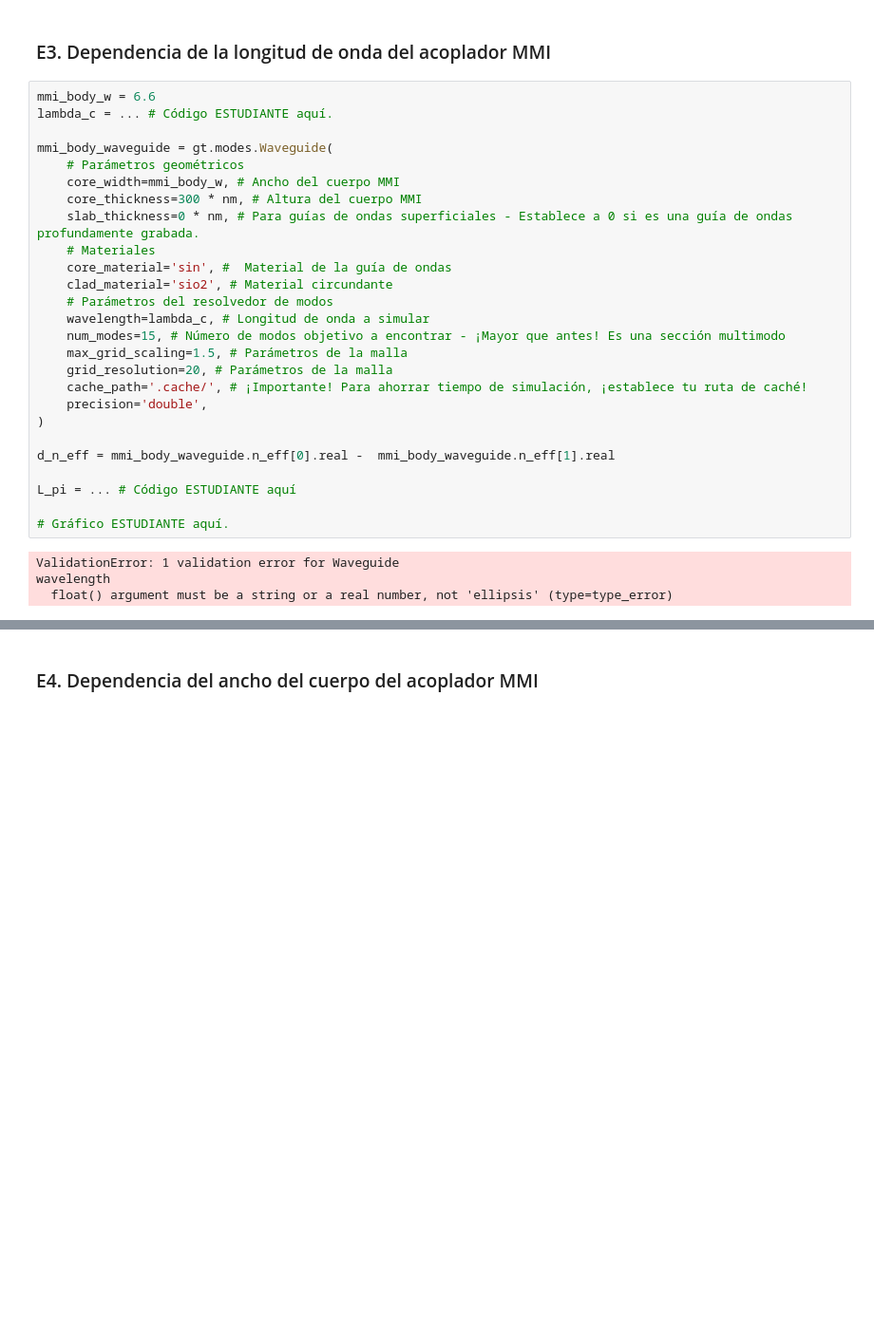
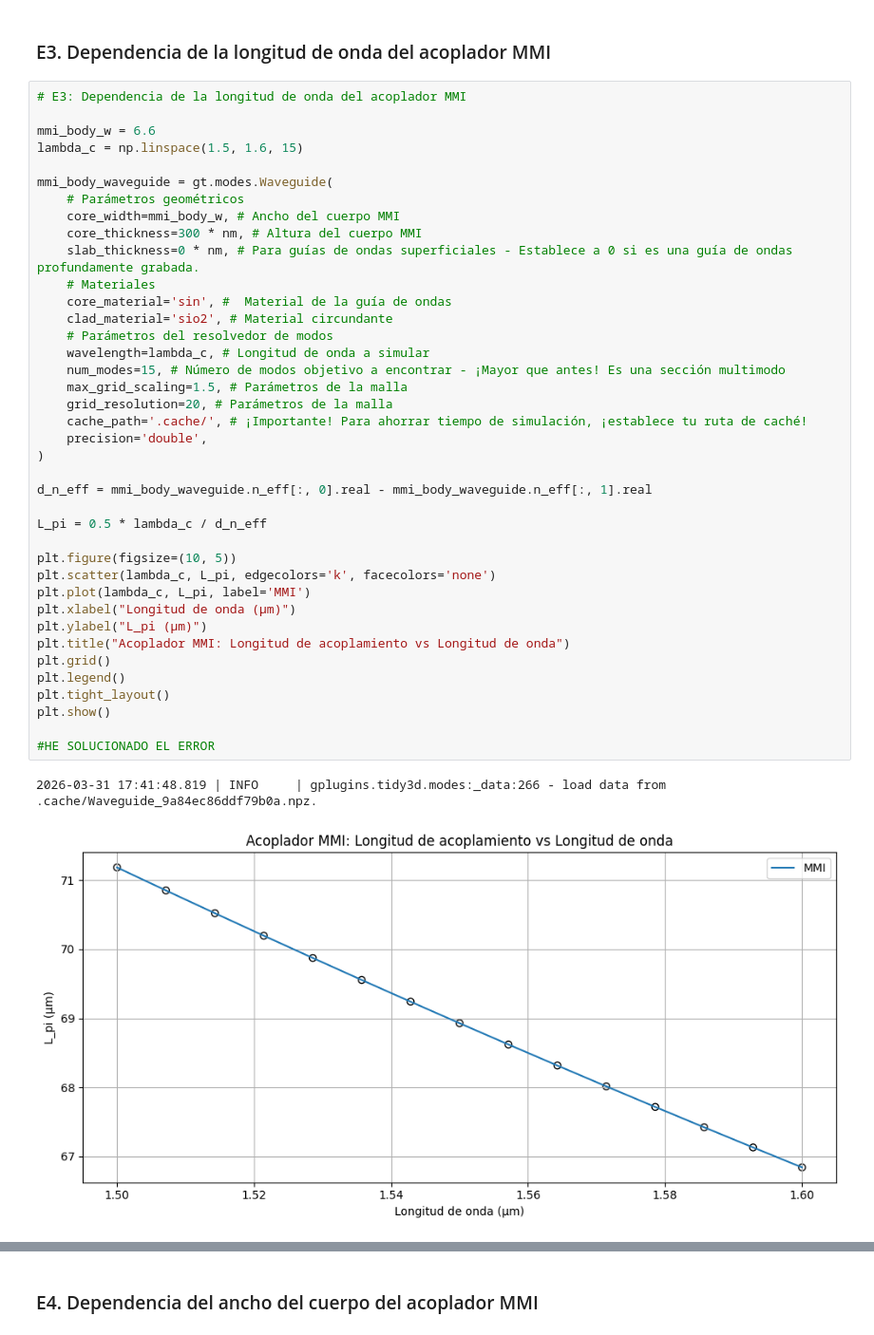
Before and after one commit to jfgimloz/cifoin-lab2, a Jupyter notebook: COUPLERS_Student.ipynb, the cells around one changed output, grey strips where cells are left out. Shown at 95% size. Saved outputs shown, nothing was run; the diff lists cells and outputs as text; blank space fills up the shorter version.

```diff
--- a/COUPLERS_Student.ipynb
+++ b/COUPLERS_Student.ipynb
@@ -913,32 +811,44 @@ plt.show()
 # %% [markdown]
 ### E3. Dependencia de la longitud de onda del acoplador MMI
 # %%
+# E3: Dependencia de la longitud de onda del acoplador MMI
+
 mmi_body_w = 6.6
-lambda_c = ... # Código ESTUDIANTE aquí.
+lambda_c = np.linspace(1.5, 1.6, 15)
 
 mmi_body_waveguide = gt.modes.Waveguide(
     # Parámetros geométricos
     core_width=mmi_body_w, # Ancho del cuerpo MMI
     core_thickness=300 * nm, # Altura del cuerpo MMI
     slab_thickness=0 * nm, # Para guías de ondas superficiales - Establece a 0 si es una guía de ondas profundamente grabada.
     # Materiales
     core_material='sin', #  Material de la guía de ondas
     clad_material='sio2', # Material circundante
     # Parámetros del resolvedor de modos
     wavelength=lambda_c, # Longitud de onda a simular
     num_modes=15, # Número de modos objetivo a encontrar - ¡Mayor que antes! Es una sección multimodo
     max_grid_scaling=1.5, # Parámetros de la malla
     grid_resolution=20, # Parámetros de la malla
     cache_path='.cache/', # ¡Importante! Para ahorrar tiempo de simulación, ¡establece tu ruta de caché!
     precision='double',
 )
 
-d_n_eff = mmi_body_waveguide.n_eff[0].real -  mmi_body_waveguide.n_eff[1].real
+d_n_eff = mmi_body_waveguide.n_eff[:, 0].real - mmi_body_waveguide.n_eff[:, 1].real
 
-L_pi = ... # Código ESTUDIANTE aquí
+L_pi = 0.5 * lambda_c / d_n_eff
 
-# Gráfico ESTUDIANTE aquí.
+plt.figure(figsize=(10, 5))
+plt.scatter(lambda_c, L_pi, edgecolors='k', facecolors='none')
+plt.plot(lambda_c, L_pi, label='MMI')
+plt.xlabel("Longitud de onda (µm)")
+plt.ylabel("L_pi (µm)")
+plt.title("Acoplador MMI: Longitud de acoplamiento vs Longitud de onda")
+plt.grid()
+plt.legend()
+plt.tight_layout()
+plt.show()
+
+#HE SOLUCIONADO EL ERROR
 # %% [output]
-ValidationError: 1 validation error for Waveguide
-wavelength
-  float() argument must be a string or a real number, not 'ellipsis' (type=type_error)
+2026-03-31 17:41:48.819 | INFO     | gplugins.tidy3d.modes:_data:266 - load data from .cache/Waveguide_9a84ec86ddf79b0a.npz.
+[figure, added]
```
Also changed, not shown: parts of 13 cells of this notebook.
